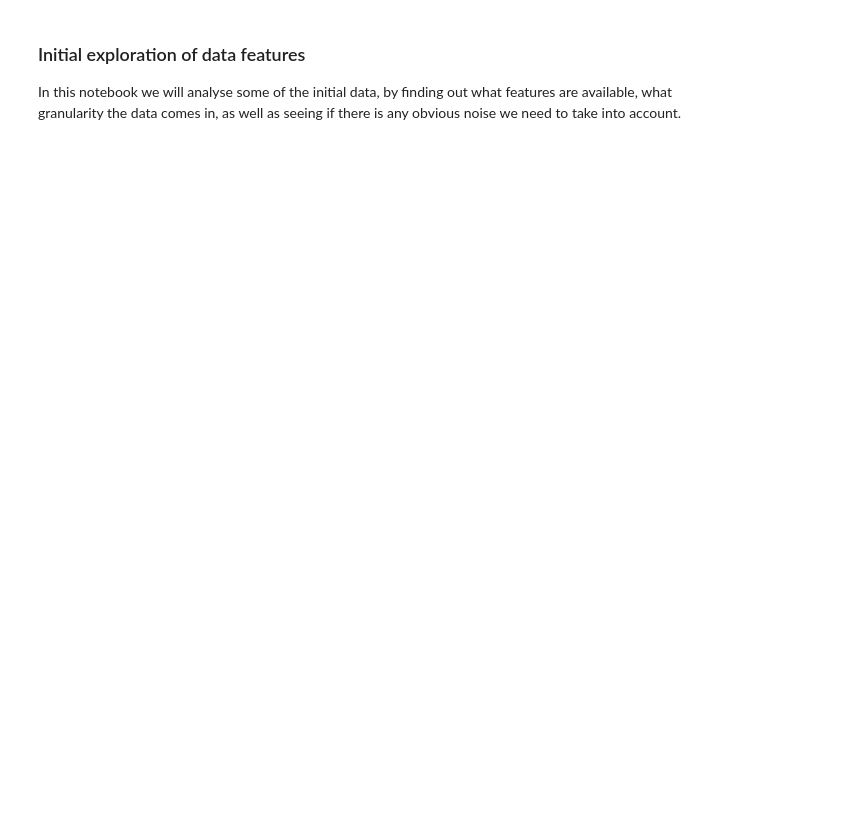
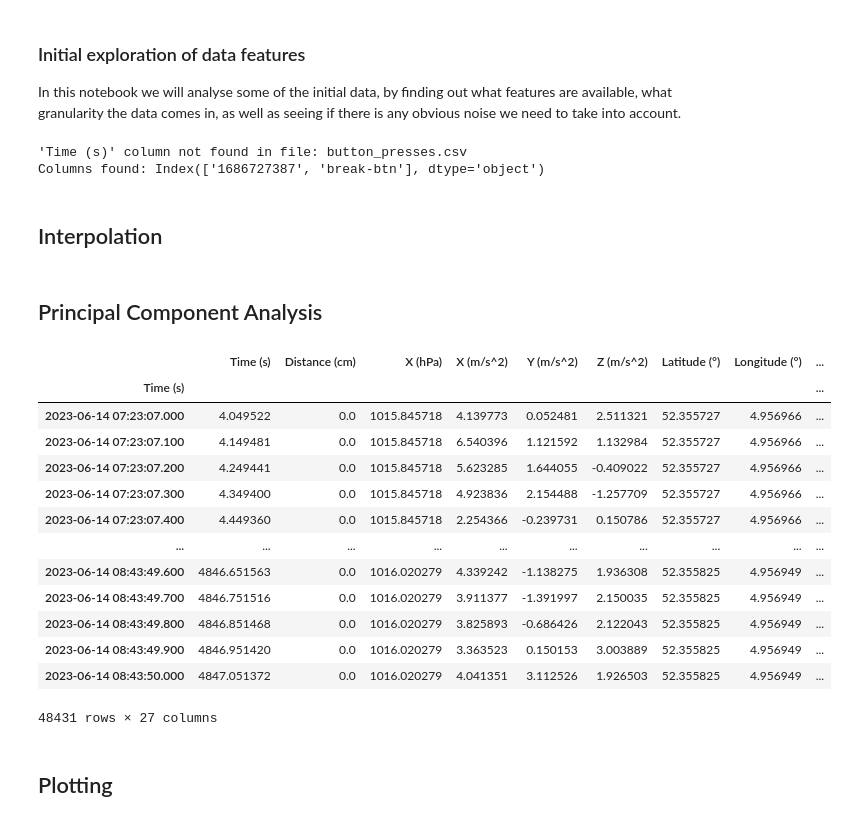
Before and after one commit to robertvanstraten/ml4qs, a Jupyter notebook: data_analysis.ipynb, the cells around one changed output. Cells and saved outputs as stored; diff of their text form; code cells hidden in the pictures; blank space fills up the shorter version.

Commit message:
Interpolation and PCA

```diff
--- a/data_analysis.ipynb
+++ b/data_analysis.ipynb
@@ -68,11 +68,15 @@ def load_data(path, within_range=True, temp_features=True):
 
         data_resampled['Time_Until_Next_Label'] = data_resampled.apply(get_time_until_next, axis=1)
         data_resampled['Time_Since_Previous_Label'] = data_resampled.apply(get_time_since_previous, axis=1)
-
+        data_resampled['Time_Until_Next_Label'] = data_resampled['Time_Until_Next_Label'].fillna(0.0)
+        data_resampled['Time_Since_Previous_Label'] = data_resampled['Time_Since_Previous_Label'].fillna(0.0)
     return data_resampled
 
 data = load_data(experiment)
-display(data)
+# display(data)
+# %% [output]
+'Time (s)' column not found in file: button_presses.csv
+Columns found: Index(['1686727387', 'break-btn'], dtype='object')
 # %%
 import xml.etree.ElementTree as ET
 from datetime import datetime
@@ -114,6 +118,9 @@ def load_xml(path, convert_time=True):
     # Create a DataFrame from the extracted data
     df = pd.DataFrame(xml_data)
 
+    df['AltitudeMeters'] = df['AltitudeMeters'].astype(float)
+    df['HeartRate'] = df['HeartRate'].astype(float)
+
     # Apply the conversion function to the 'Time' column
     if convert_time:
         df['Time'] = df['Time'].apply(convert_timestamp)
@@ -138,3 +144,55 @@ df
+# %% [markdown]
+## Interpolation
+# %%
+from ImputationMissingValues import ImputationMissingValues
+
+# Interpolates specified columns of the dataframe (all columns with NaNs as default)
+def interpolate(df, columns=None):
+    if columns is None:
+        columns = df.columns[df.isna().any()].tolist()
+
+    imputer = ImputationMissingValues()
+    for column in columns:
+        df = imputer.impute_interpolate(df, column)
+
+    return df
+
+interpolated_df = interpolate(df)
+# interpolated_df
+# %% [markdown]
+## Principal Component Analysis
+# %%
+from DataTransformation import PrincipalComponentAnalysis
+
+# PCA function where number of PC's and columns used can be specified (all columns but the label as default).
+# Adds new PCA columns to the dataframe
+def pca(df, num_comp, columns=None):
+    if columns is None:
+        columns = df.drop('Label', axis=1).columns
+    PCA = PrincipalComponentAnalysis()
+    pca_df = PCA.apply_pca(df, columns, num_comp)
+
+    return pca_df
+
+pca_df = pca(interpolated_df, 3)
+pca_df
+# %% [output]
+|  | Time (s) | Distance (cm) | X (hPa) | X (m/s^2) | Y (m/s^2) | Z (m/s^2) | Latitude (°) | Longitude (°) | ... |
+| Time (s) |  |  |  |  |  |  |  |  | ... |
+| 2023-06-14 07:23:07.000 | 4.049522 | 0.0 | 1015.845718 | 4.139773 | 0.052481 | 2.511321 | 52.355727 | 4.956966 | ... |
+| 2023-06-14 07:23:07.100 | 4.149481 | 0.0 | 1015.845718 | 6.540396 | 1.121592 | 1.132984 | 52.355727 | 4.956966 | ... |
+| 2023-06-14 07:23:07.200 | 4.249441 | 0.0 | 1015.845718 | 5.623285 | 1.644055 | -0.409022 | 52.355727 | 4.956966 | ... |
+| 2023-06-14 07:23:07.300 | 4.349400 | 0.0 | 1015.845718 | 4.923836 | 2.154488 | -1.257709 | 52.355727 | 4.956966 | ... |
+| 2023-06-14 07:23:07.400 | 4.449360 | 0.0 | 1015.845718 | 2.254366 | -0.239731 | 0.150786 | 52.355727 | 4.956966 | ... |
+| ... | ... | ... | ... | ... | ... | ... | ... | ... | ... |
+| 2023-06-14 08:43:49.600 | 4846.651563 | 0.0 | 1016.020279 | 4.339242 | -1.138275 | 1.936308 | 52.355825 | 4.956949 | ... |
+| 2023-06-14 08:43:49.700 | 4846.751516 | 0.0 | 1016.020279 | 3.911377 | -1.391997 | 2.150035 | 52.355825 | 4.956949 | ... |
+| 2023-06-14 08:43:49.800 | 4846.851468 | 0.0 | 1016.020279 | 3.825893 | -0.686426 | 2.122043 | 52.355825 | 4.956949 | ... |
+| 2023-06-14 08:43:49.900 | 4846.951420 | 0.0 | 1016.020279 | 3.363523 | 0.150153 | 3.003889 | 52.355825 | 4.956949 | ... |
+| 2023-06-14 08:43:50.000 | 4847.051372 | 0.0 | 1016.020279 | 4.041351 | 3.112526 | 1.926503 | 52.355825 | 4.956949 | ... |
+48431 rows × 27 columns
+# %% [markdown]
+## Plotting
 # %%
 import seaborn as sns
 from scipy import stats
```
Also changed, not shown: parts of 4 cells of this notebook, 5 other files.
